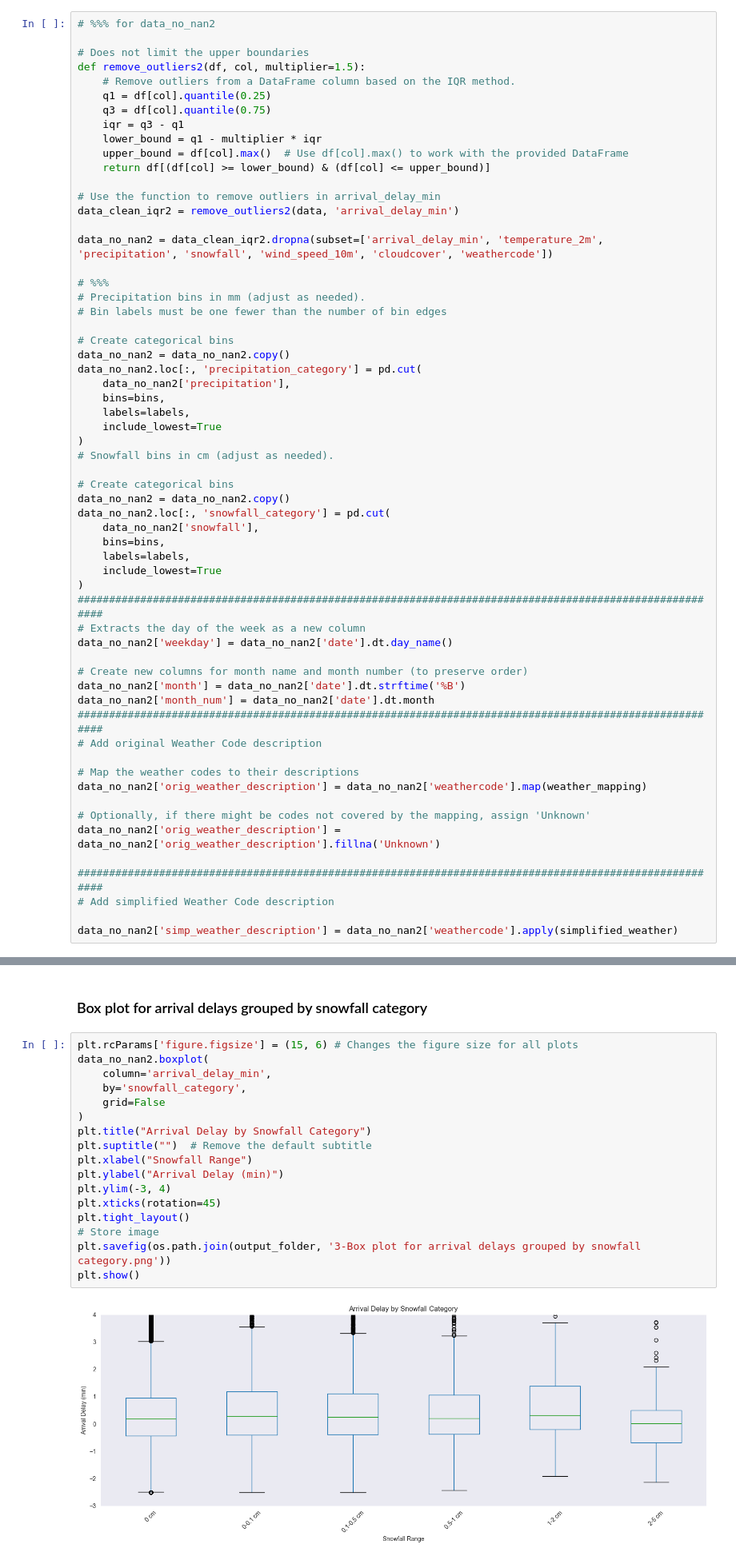
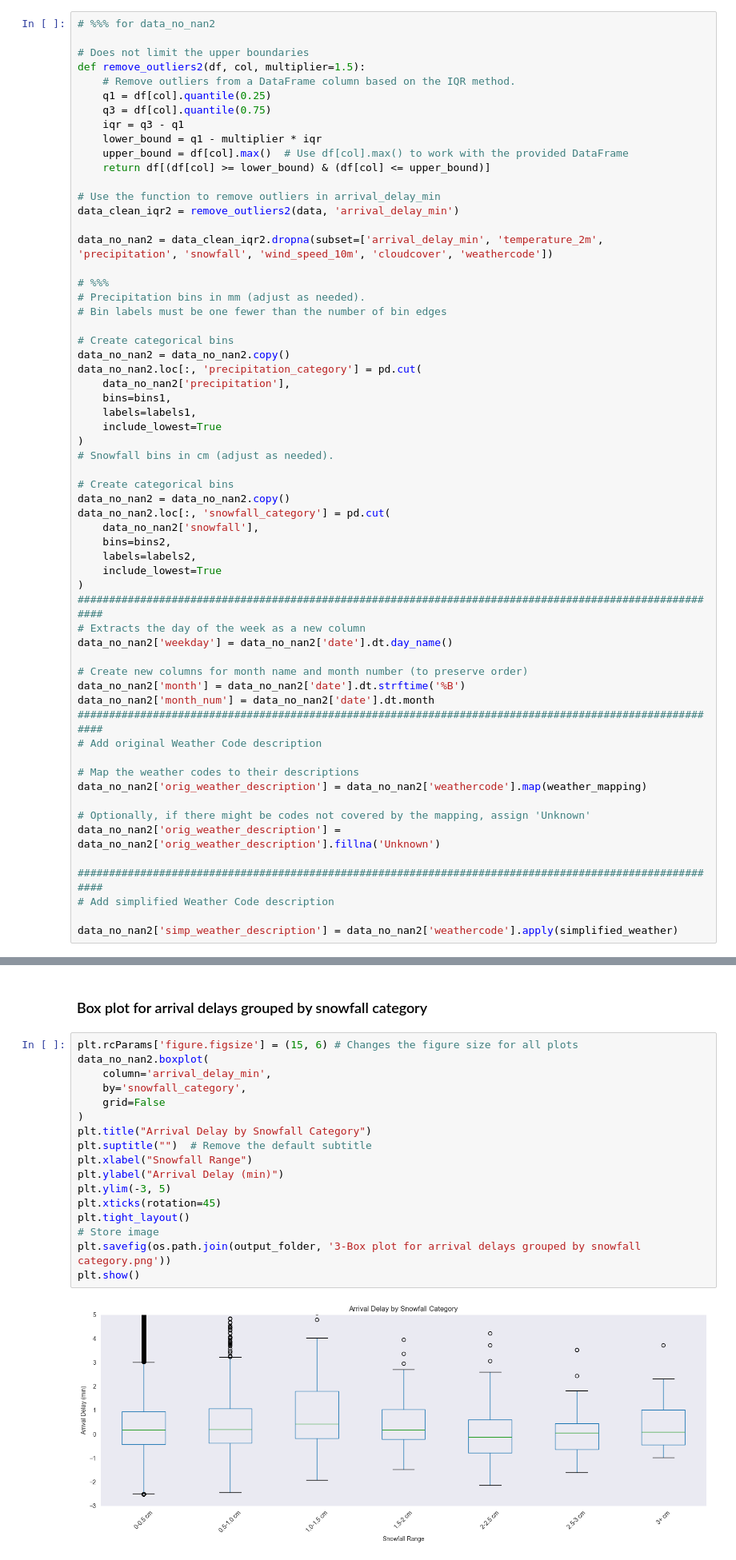
Before and after one commit to Bettomatt/CIP_FS25_211, a Jupyter notebook: scripts/visualizations_part3.ipynb, the cells around one changed output, grey strips where cells are left out. Shown at 80% size. Cells and saved outputs as stored; diff of their text form.

Commit message:
Correction in preprocessing
Corrected the bins and labels for the snowfall and precipitation bins.

```diff
--- a/scripts/visualizations_part3.ipynb
+++ b/scripts/visualizations_part3.ipynb
@@ -193,8 +212,8 @@ data_no_nan2 = data_clean_iqr2.dropna(subset=['arrival_delay_min', 'temperature_
 data_no_nan2 = data_no_nan2.copy()
 data_no_nan2.loc[:, 'precipitation_category'] = pd.cut(
     data_no_nan2['precipitation'],
-    bins=bins,
-    labels=labels,
+    bins=bins1,
+    labels=labels1,
     include_lowest=True
 )
 # Snowfall bins in cm (adjust as needed).
@@ -203,8 +222,8 @@ data_no_nan2.loc[:, 'precipitation_category'] = pd.cut(
 data_no_nan2 = data_no_nan2.copy()
 data_no_nan2.loc[:, 'snowfall_category'] = pd.cut(
     data_no_nan2['snowfall'],
-    bins=bins,
-    labels=labels,
+    bins=bins2,
+    labels=labels2,
     include_lowest=True
 )
 ########################################################################################################
@@ -279,22 +300,22 @@ plt.show()
 # %%
 plt.rcParams['figure.figsize'] = (15, 6) # Changes the figure size for all plots
 data_no_nan2.boxplot(
     column='arrival_delay_min',
     by='snowfall_category',
     grid=False
 )
 plt.title("Arrival Delay by Snowfall Category")
 plt.suptitle("")  # Remove the default subtitle
 plt.xlabel("Snowfall Range")
 plt.ylabel("Arrival Delay (min)")
-plt.ylim(-3, 4)
+plt.ylim(-3, 5)
 plt.xticks(rotation=45)
 plt.tight_layout()
 # Store image
 plt.savefig(os.path.join(output_folder, '3-Box plot for arrival delays grouped by snowfall category.png'))
 plt.show()
 # %% [output]
-[figure, old version]
+[figure, new version]
 # %% [markdown]
 ### Box plot for arrival delays grouped by weekday
 # %%
```
Also changed, not shown: parts of 4 cells of this notebook, 5 other files.
